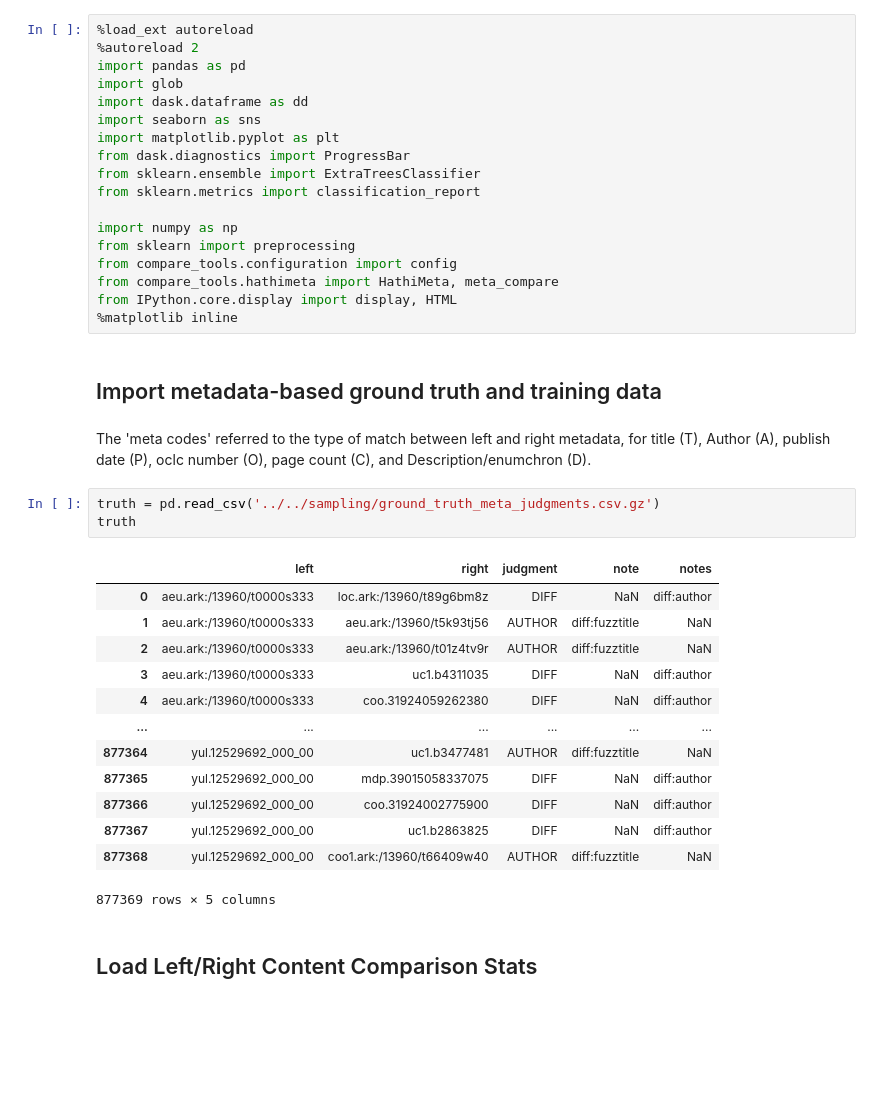
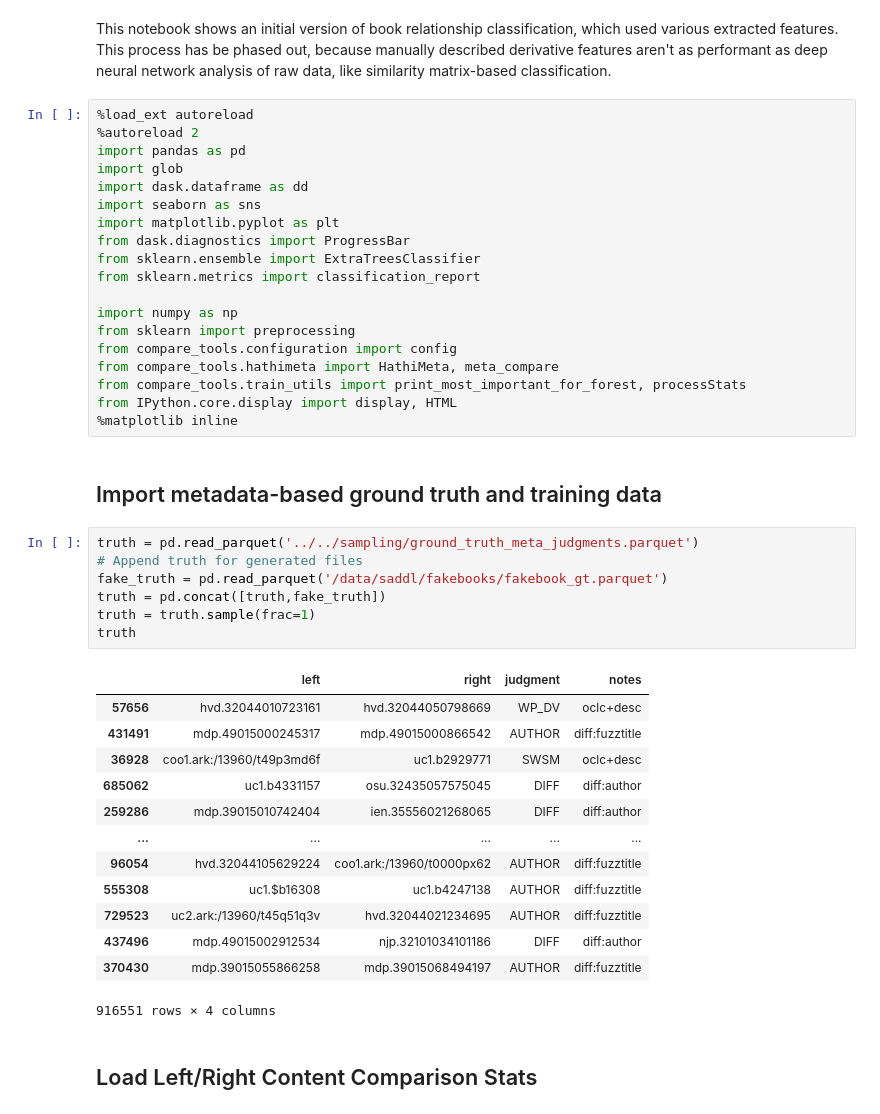
Before and after one commit to massivetexts/compare-tools, a Jupyter notebook: examples/InitialStatsClassification.ipynb, the cells around one changed output. Drawn from its saved outputs; the diff is of its cells as text; blank space fills up the shorter version.

Commit message:
Update feature-based classification, with disclaimer

```diff
--- a/examples/InitialStatsClassification.ipynb
+++ b/examples/InitialStatsClassification.ipynb
@@ -1,3 +1,5 @@
+# %% [markdown]
+This notebook shows an initial version of book relationship classification, which used various extracted features. This process has be phased out, because manually described derivative features aren't as performant as deep neural network analysis of raw data, like similarity matrix-based classification.
 # %%
 %load_ext autoreload
 %autoreload 2
@@ -14,28 +16,31 @@ import numpy as np
 from sklearn import preprocessing
 from compare_tools.configuration import config
 from compare_tools.hathimeta import HathiMeta, meta_compare
+from compare_tools.train_utils import print_most_important_for_forest, processStats
 from IPython.core.display import display, HTML
 %matplotlib inline
 # %% [markdown]
 ## Import metadata-based ground truth and training data
-# %% [markdown]
-The 'meta codes' referred to the type of match between left and right metadata, for title (T), Author (A), publish date (P), oclc number (O), page count (C), and Description/enumchron (D).
-# %%
-truth = pd.read_csv('../../sampling/ground_truth_meta_judgments.csv.gz')
-truth
-# %% [output]
-|  | left | right | judgment | note | notes |
-| 0 | aeu.ark:/13960/t0000s333 | loc.ark:/13960/t89g6bm8z | DIFF | NaN | diff:author |
-| 1 | aeu.ark:/13960/t0000s333 | aeu.ark:/13960/t5k93tj56 | AUTHOR | diff:fuzztitle | NaN |
-| 2 | aeu.ark:/13960/t0000s333 | aeu.ark:/13960/t01z4tv9r | AUTHOR | diff:fuzztitle | NaN |
-| 3 | aeu.ark:/13960/t0000s333 | uc1.b4311035 | DIFF | NaN | diff:author |
-| 4 | aeu.ark:/13960/t0000s333 | coo.31924059262380 | DIFF | NaN | diff:author |
-| ... | ... | ... | ... | ... | ... |
-| 877364 | yul.12529692_000_00 | uc1.b3477481 | AUTHOR | diff:fuzztitle | NaN |
-| 877365 | yul.12529692_000_00 | mdp.39015058337075 | DIFF | NaN | diff:author |
-| 877366 | yul.12529692_000_00 | coo.31924002775900 | DIFF | NaN | diff:author |
-| 877367 | yul.12529692_000_00 | uc1.b2863825 | DIFF | NaN | diff:author |
-| 877368 | yul.12529692_000_00 | coo1.ark:/13960/t66409w40 | AUTHOR | diff:fuzztitle | NaN |
-877369 rows × 5 columns
+# %%
+truth = pd.read_parquet('../../sampling/ground_truth_meta_judgments.parquet')
+# Append truth for generated files
+fake_truth = pd.read_parquet('/data/saddl/fakebooks/fakebook_gt.parquet')
+truth = pd.concat([truth,fake_truth])
+truth = truth.sample(frac=1)
+truth
+# %% [output]
+|  | left | right | judgment | notes |
+| 57656 | hvd.32044010723161 | hvd.32044050798669 | WP_DV | oclc+desc |
+| 431491 | mdp.49015000245317 | mdp.49015000866542 | AUTHOR | diff:fuzztitle |
+| 36928 | coo1.ark:/13960/t49p3md6f | uc1.b2929771 | SWSM | oclc+desc |
+| 685062 | uc1.b4331157 | osu.32435057575045 | DIFF | diff:author |
+| 259286 | mdp.39015010742404 | ien.35556021268065 | DIFF | diff:author |
+| ... | ... | ... | ... | ... |
+| 96054 | hvd.32044105629224 | coo1.ark:/13960/t0000px62 | AUTHOR | diff:fuzztitle |
+| 555308 | uc1.$b16308 | uc1.b4247138 | AUTHOR | diff:fuzztitle |
+| 729523 | uc2.ark:/13960/t45q51q3v | hvd.32044021234695 | AUTHOR | diff:fuzztitle |
+| 437496 | mdp.49015002912534 | njp.32101034101186 | DIFF | diff:author |
+| 370430 | mdp.39015055866258 | mdp.39015068494197 | AUTHOR | diff:fuzztitle |
+916551 rows × 4 columns
 # %% [markdown]
 ## Load Left/Right Content Comparison Stats
```
Also changed, not shown: parts of 9 cells of this notebook.
